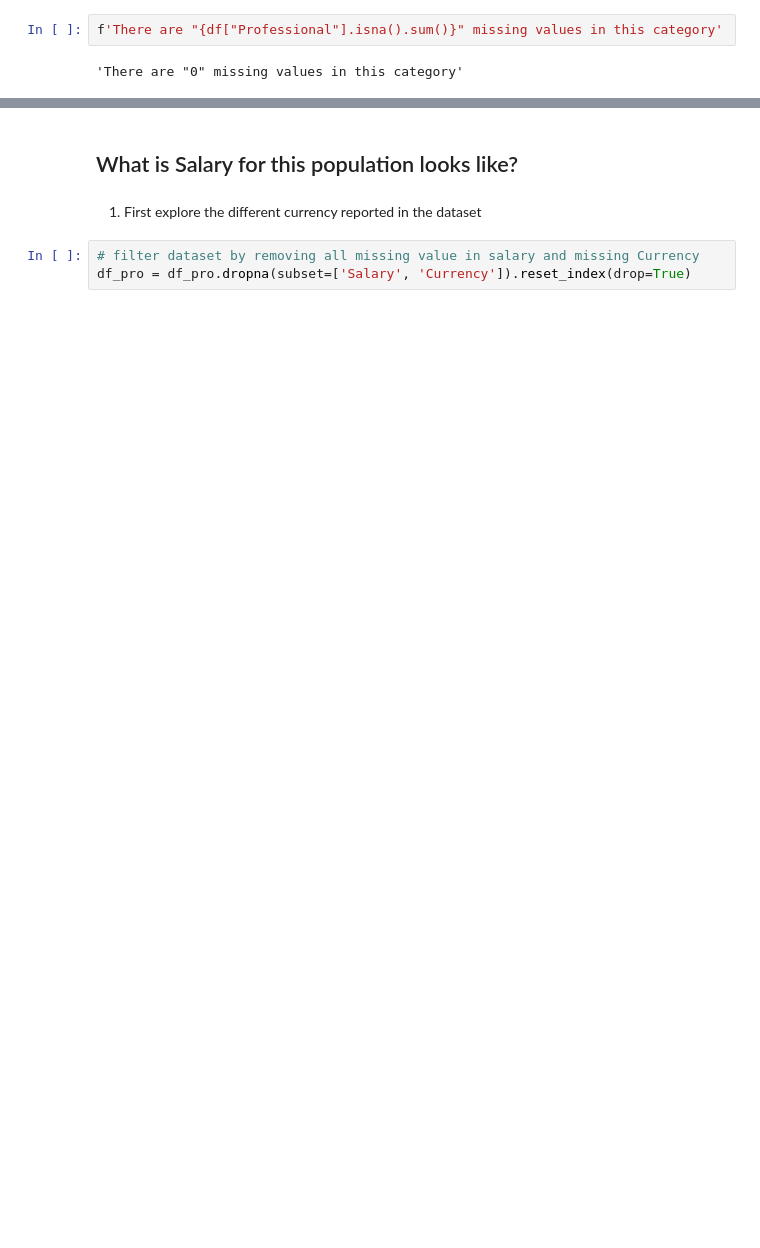
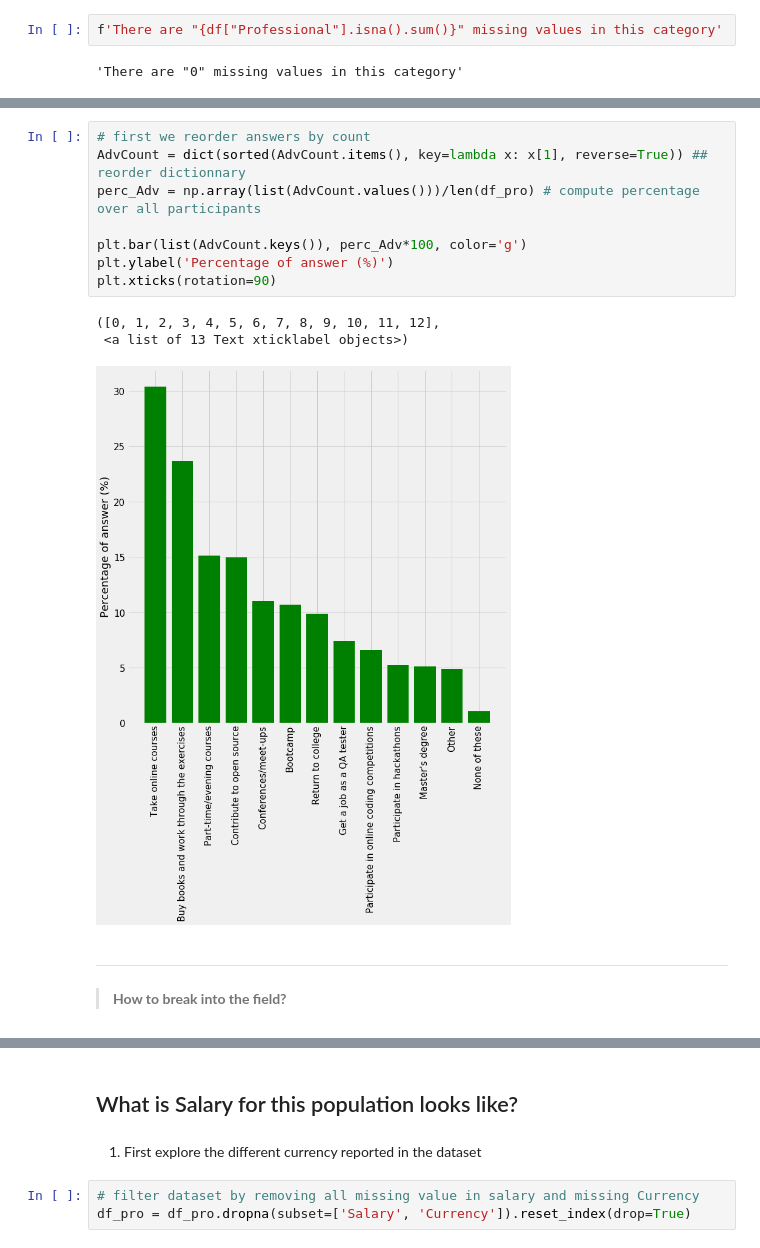
Before and after one commit to 6one2/Stack_PublicSurvey, a Jupyter notebook: code/StackPublicSurvey.ipynb, the cells around one changed output, grey strips where cells are left out. Cells and saved outputs as stored; diff of their text form; blank space fills up the shorter version.

```diff
--- a/code/StackPublicSurvey.ipynb
+++ b/code/StackPublicSurvey.ipynb
@@ -71,0 +83,15 @@ memory usage: 42.7+ MB
+# %%
+# first we reorder answers by count
+AdvCount = dict(sorted(AdvCount.items(), key=lambda x: x[1], reverse=True)) ## reorder dictionnary
+perc_Adv = np.array(list(AdvCount.values()))/len(df_pro) # compute percentage over all participants
+
+plt.bar(list(AdvCount.keys()), perc_Adv*100, color='g')
+plt.ylabel('Percentage of answer (%)')
+plt.xticks(rotation=90)
+# %% [output]
+([0, 1, 2, 3, 4, 5, 6, 7, 8, 9, 10, 11, 12],
+ <a list of 13 Text xticklabel objects>)
+[figure, added]
+# %% [markdown]
+---
+> __How to break into the field?__
```
Also changed, not shown: parts of 20 cells of this notebook, 1 other file.
